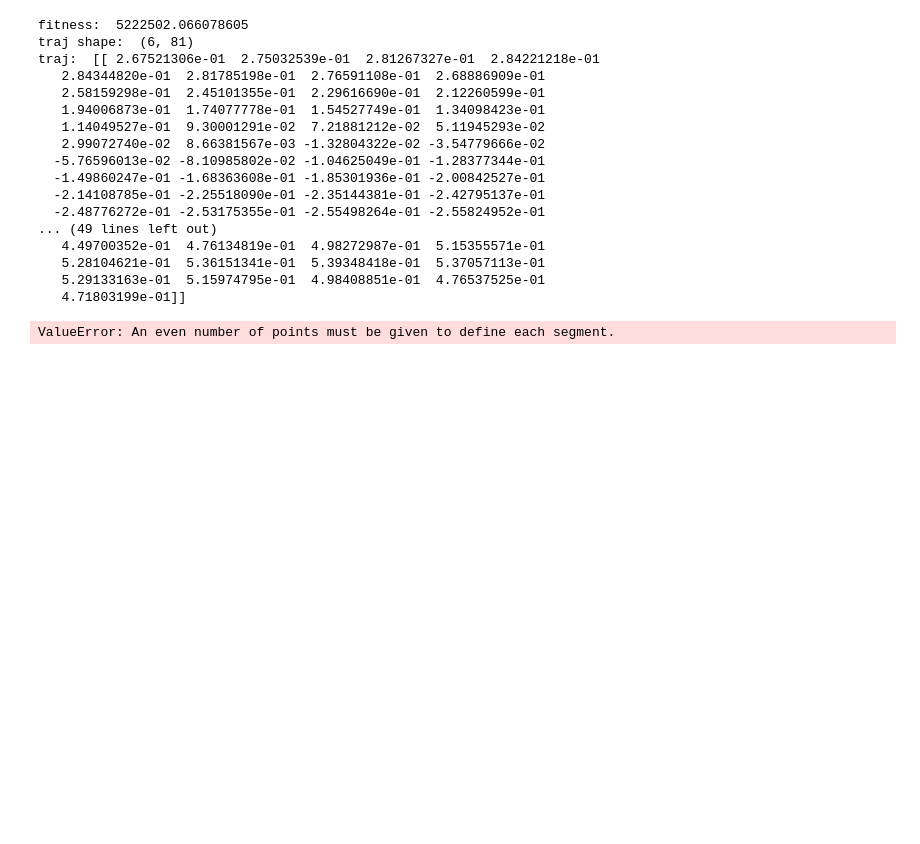
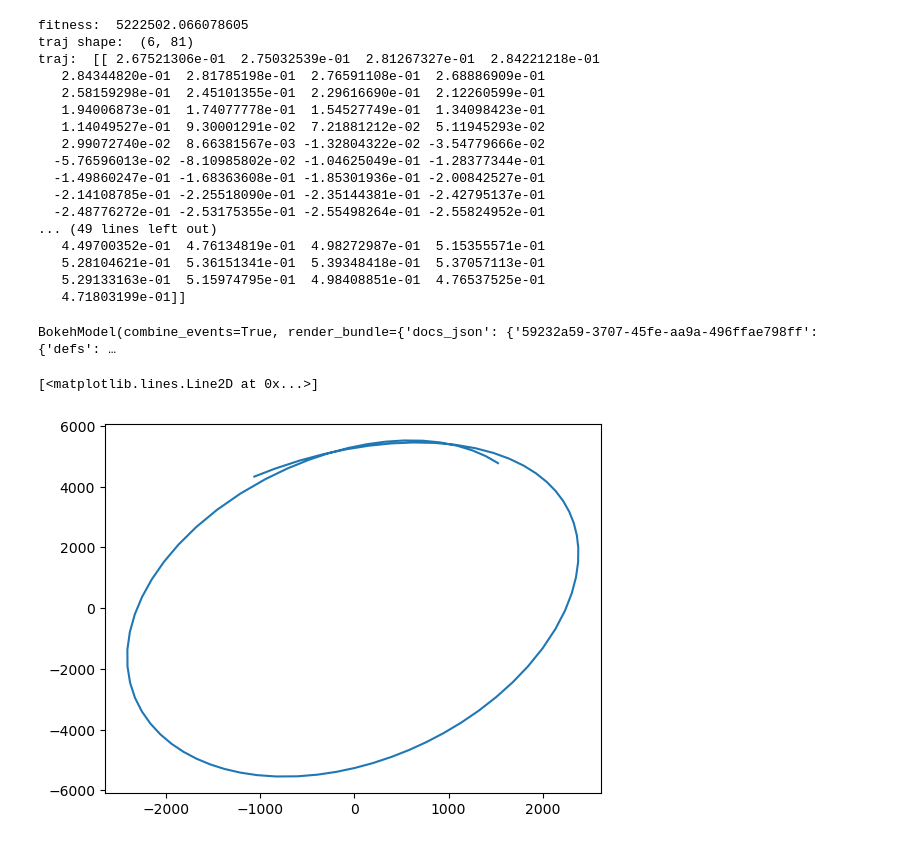
Before and after one commit to rasmusmarak/TOSS, a Jupyter notebook: Introductory Tests/traj_opt.ipynb, the cells around one changed output. Drawn from its saved outputs; the diff is of its cells as text; code cells hidden in the pictures; blank space fills up the shorter version.

```diff
--- a/Introductory Tests/traj_opt.ipynb
+++ b/Introductory Tests/traj_opt.ipynb
@@ -174,10 +171,20 @@ traj:  [[ 2.67521306e-01  2.75032539e-01  2.81267327e-01  2.84221218e-01
    5.28104621e-01  5.36151341e-01  5.39348418e-01  5.37057113e-01
    5.29133163e-01  5.15974795e-01  4.98408851e-01  4.76537525e-01
    4.71803199e-01]]
-# %%
-# Plot optimized trajectory
-udp.plot_trajectory(trajectory_info[0:3,:])
-
-plt.plot(trajectory_info[0,:],trajectory_info[1,:])
-# %% [output]
-ValueError: An even number of points must be given to define each segment.
+# %%
+# Plot optimized trajectory
+
+# Pyvista requires even number of point, if trajectory holds
+#   an uneven amount, only plot until second last point.
+if (len(trajectory_info[0]) % 2) != 0:
+    trajectory_info = trajectory_info[0:3,0:-1]
+else:
+    trajectory_info = trajectory_info[0:3,:]
+
+udp.plot_trajectory(trajectory_info)
+
+plt.plot(trajectory_info[0,:],trajectory_info[1,:])
+# %% [output]
+BokehModel(combine_events=True, render_bundle={'docs_json': {'59232a59-3707-45fe-aa9a-496ffae798ff': {'defs': …
+[<matplotlib.lines.Line2D at 0x...>]
+[figure, added]
```
Also changed, not shown: parts of 1 cell of this notebook, 1 other file.
